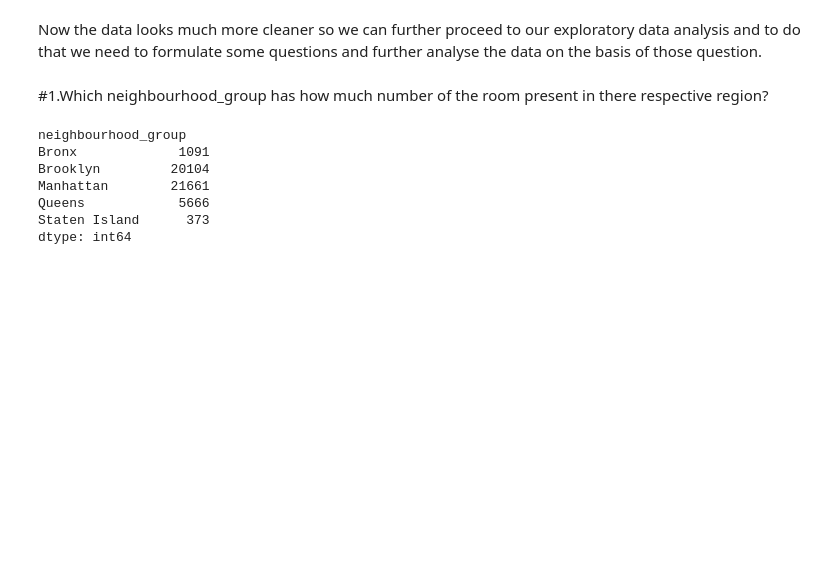
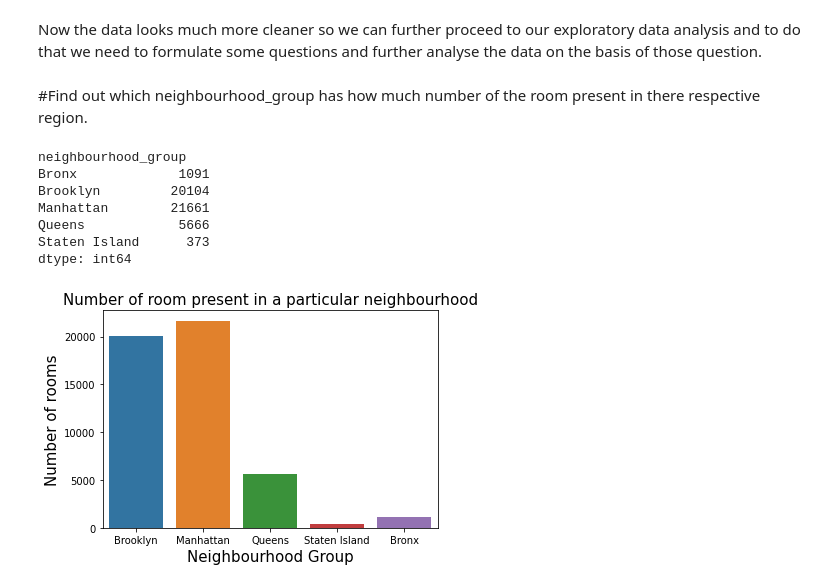
Before and after one commit to Gyanendra079/Airbnb-Bookings-Analysis---Capstone-project, a Jupyter notebook: [Gyanendra_kumar_Porwal_]Airbnb_Bookings_Analysis_Capstone_Project.ipynb, the cells around one changed output. Saved outputs shown, nothing was run; the diff lists cells and outputs as text; code cells hidden in the pictures; blank space fills up the shorter version.

```diff
--- a/[Gyanendra_kumar_Porwal_]Airbnb_Bookings_Analysis_Capstone_Project.ipynb
+++ b/[Gyanendra_kumar_Porwal_]Airbnb_Bookings_Analysis_Capstone_Project.ipynb
@@ -173,7 +173,7 @@ memory usage: 4.8+ MB
 # %% [markdown]
 Now the data looks much more cleaner so we can further proceed to our exploratory data analysis and to do that we need to formulate some questions and further analyse the data on the basis of those question.
 # %% [markdown]
-#1.Which neighbourhood_group has how much number of the room present in there respective region?
+#Find out which neighbourhood_group has how much number of the room present in there respective region.
 # %%
 # grouping by neighbourhood group and print out the size on the basis of a particular neighbourhood group
 num_of_room_present = airbnb_df.groupby("neighbourhood_group").size()
@@ -186,4 +186,17 @@ Manhattan        21661
 Queens            5666
 Staten Island      373
 dtype: int64
+# %%
+# title to be plot
+plt.title("Number of room present in a particular neighbourhood",fontsize=15)
+# ploting the bar chart using countplot
+sns.countplot(x = airbnb_df["neighbourhood_group"])
+#y-label
+plt.ylabel('Number of rooms',fontsize=15)
+#x-label
+plt.xlabel('Neighbourhood Group',fontsize=15)
+#show the plot
+plt.show()
+# %% [output]
+[figure, added]
 # %%
```
Also changed, not shown: parts of 16 cells of this notebook.
